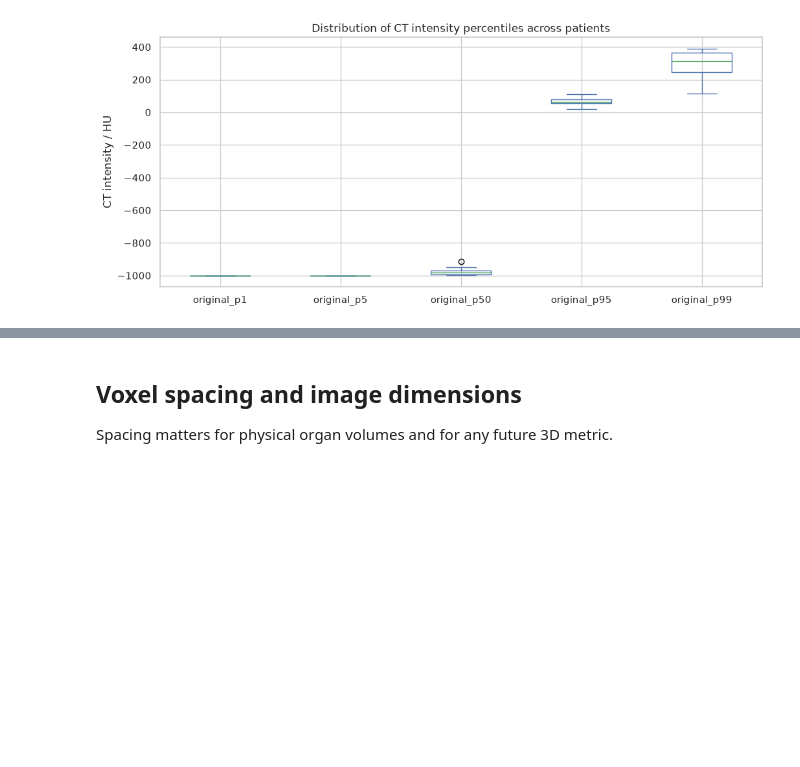
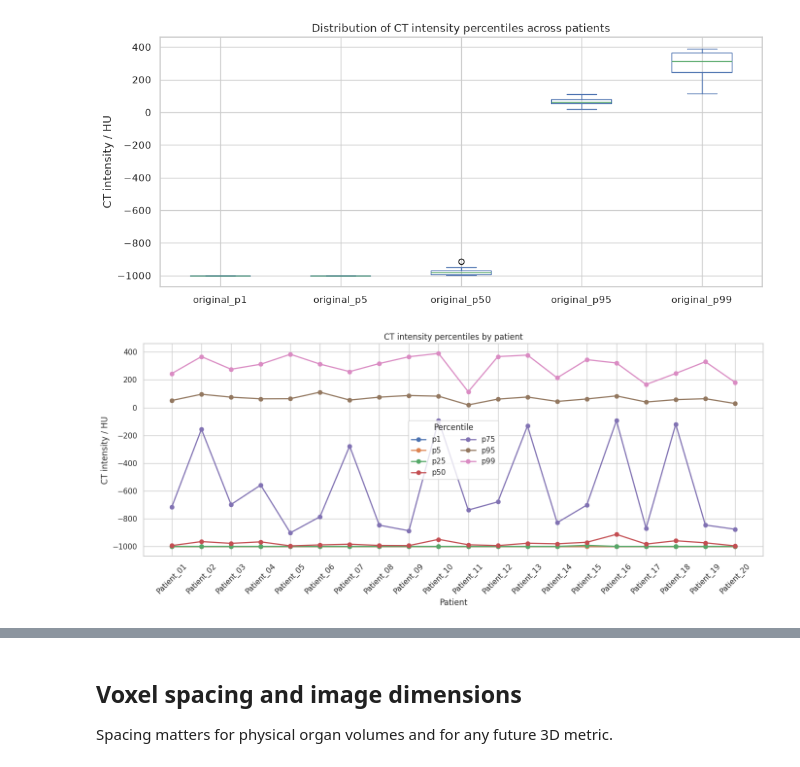
Before and after one commit to bchiusano/ai4mi_project, a Jupyter notebook: exploratory_data_analysis.ipynb, the cells around one changed output, grey strips where cells are left out. Cells and saved outputs as stored; diff of their text form; code cells hidden in the pictures; blank space fills up the shorter version.

```diff
--- a/exploratory_data_analysis.ipynb
+++ b/exploratory_data_analysis.ipynb
@@ -257,3 +257,27 @@ plt.show()
 | Patient_19 | -1000.0 | -1000.0 | -1000.0 | -974.0 | 64.0 | 330.0 | 31743.0 |
 | Patient_20 | -1000.0 | -1000.0 | -1000.0 | -996.0 | 29.0 | 182.0 | 3071.0 |
 [figure]
+# %%
+percentile_line_columns = [f'original_p{p}' for p in PERCENTILES]
+percentile_line_data = summary[percentile_line_columns].copy()
+percentile_line_data.columns = [f'p{p}' for p in PERCENTILES]
+
+fig, ax = plt.subplots(figsize=(14, 6))
+for percentile in percentile_line_data.columns:
+    ax.plot(
+        percentile_line_data.index,
+        percentile_line_data[percentile],
+        marker='o',
+        linewidth=1.8,
+        label=percentile,
+    )
+
+ax.set_xlabel('Patient')
+ax.set_ylabel('CT intensity / HU')
+ax.set_title('CT intensity percentiles by patient')
+ax.legend(title='Percentile', ncol=2)
+ax.tick_params(axis='x', rotation=45)
+plt.tight_layout()
+plt.show()
+# %% [output]
+[figure, added]
```
Also changed, not shown: parts of 1 cell of this notebook, 4 other files.
